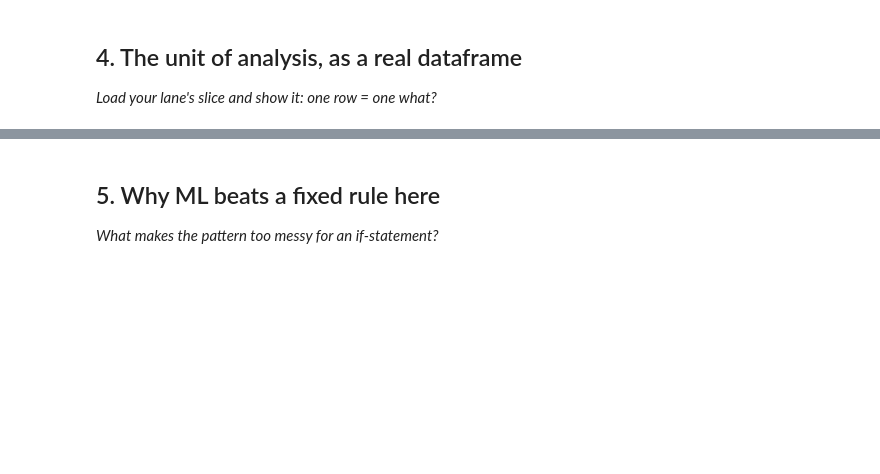
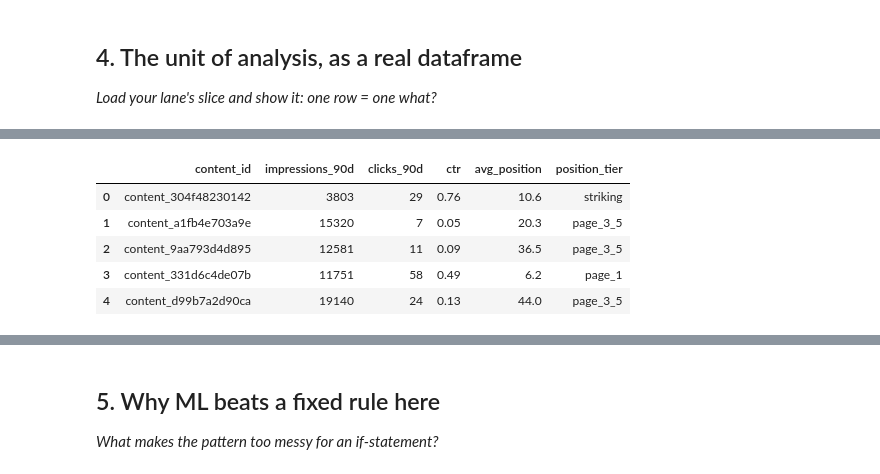
Before and after one commit to Ezgicode/FlyRAnk-AI, a Jupyter notebook: work/notebooks/w02_ml_task_framing.ipynb, the cells around one changed output, grey strips where cells are left out. Drawn from its saved outputs; the diff is of its cells as text; code cells hidden in the pictures; blank space fills up the shorter version.

```diff
--- a/work/notebooks/w02_ml_task_framing.ipynb
+++ b/work/notebooks/w02_ml_task_framing.ipynb
@@ -36,0 +62,9 @@ This skeleton is yours to fill. Work the sections **in order** — each one has
+# %%
+import pandas as pd
+data_url = "https://raw.githubusercontent.com/Ezgicode/FlyRAnk-AI/refs/heads/main/data/raw/content_refresh_anonymized.csv"
+df = pd.read_csv(data_url)
+
+print( "data inf", df.shape)
+df.head()
+
+df.columns.tolist()
@@ -36,0 +90,19 @@ This skeleton is yours to fill. Work the sections **in order** — each one has
+# %%
+lane_columns = [
+    "content_id",
+    "impressions_90d",
+    "clicks_90d",
+    "ctr",
+    "avg_position",
+    "position_tier"
+]
+
+lane_df = df[lane_columns].copy()
+lane_df.head()
+# %% [output]
+|  | content_id | impressions_90d | clicks_90d | ctr | avg_position | position_tier |
+| 0 | content_304f48230142 | 3803 | 29 | 0.76 | 10.6 | striking |
+| 1 | content_a1fb4e703a9e | 15320 | 7 | 0.05 | 20.3 | page_3_5 |
+| 2 | content_9aa793d4d895 | 12581 | 11 | 0.09 | 36.5 | page_3_5 |
+| 3 | content_331d6c4de07b | 11751 | 58 | 0.49 | 6.2 | page_1 |
+| 4 | content_d99b7a2d90ca | 19140 | 24 | 0.13 | 44.0 | page_3_5 |
```
Also changed, not shown: parts of 15 cells of this notebook.
